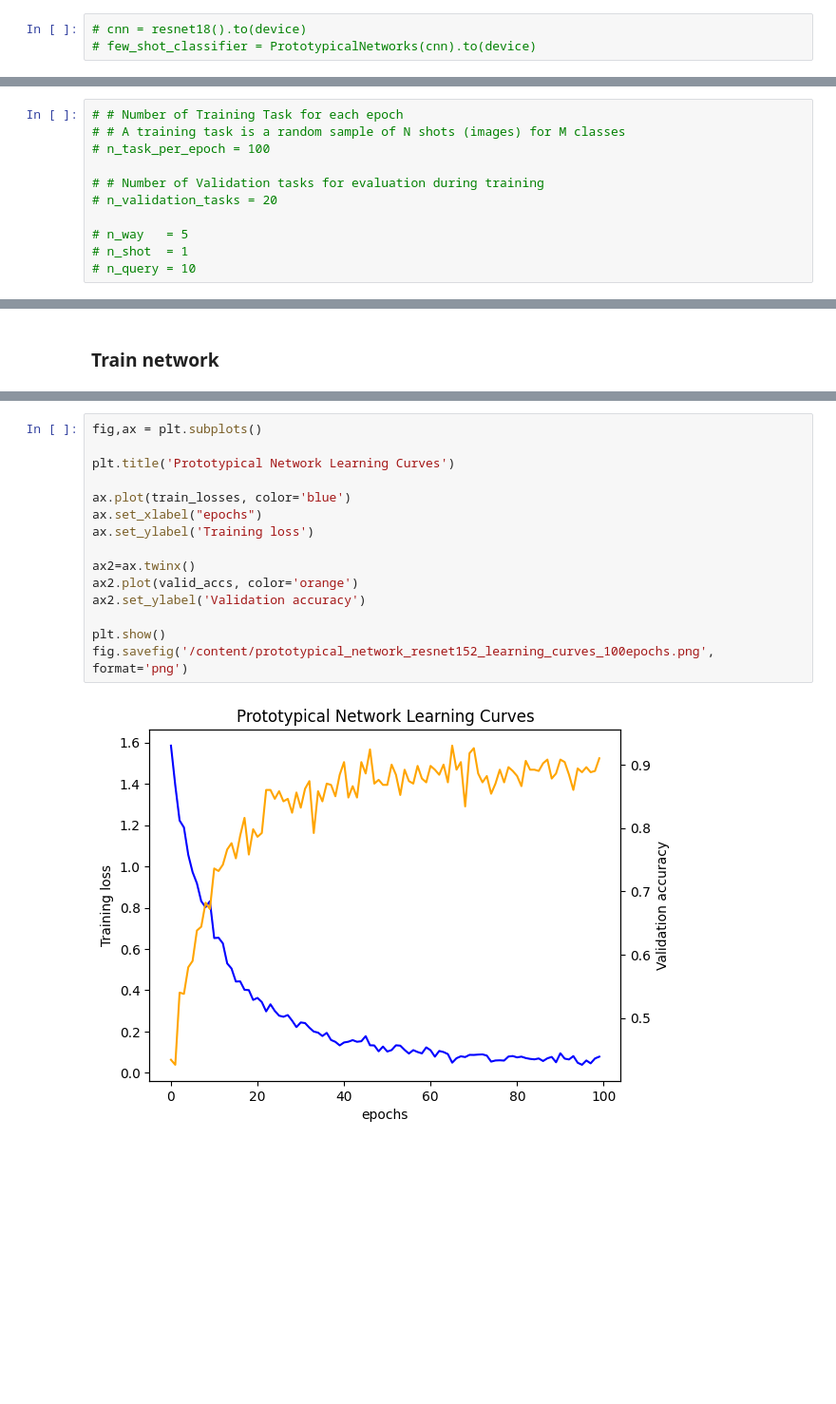
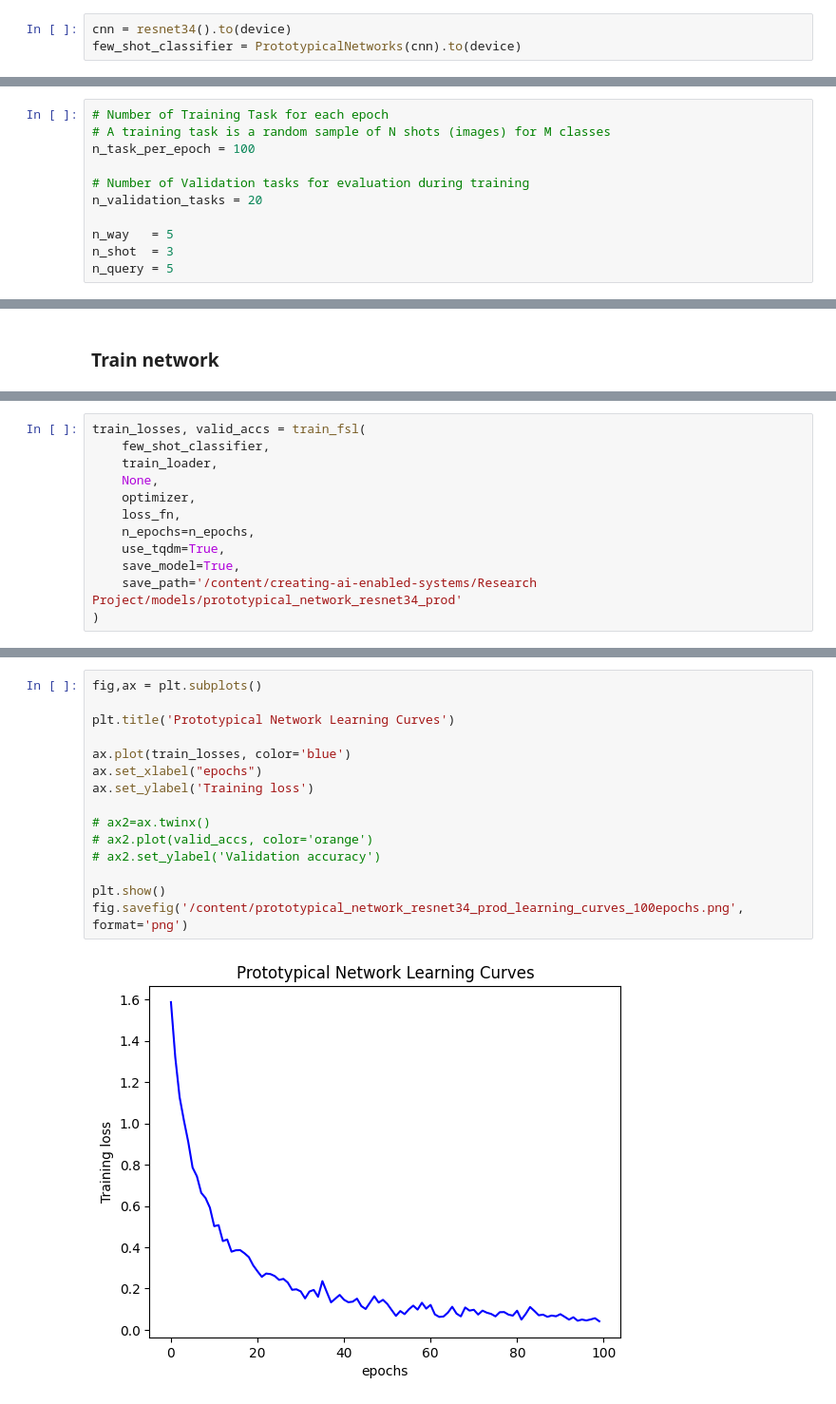
Before and after one commit to jwells52/creating-ai-enabled-systems, a Jupyter notebook: Research Project/notebooks/FSL_training.ipynb, the cells around one changed output, grey strips where cells are left out. Shown at 95% size. Drawn from its saved outputs; the diff is of its cells as text; blank space fills up the shorter version.

```diff
--- a/Research Project/notebooks/FSL_training.ipynb
+++ b/Research Project/notebooks/FSL_training.ipynb
@@ -118,8 +86,8 @@ Max # of samples for a class in validation set = 48
 # %% [markdown]
 ### Define few shot learning network
 # %%
-# cnn = resnet18().to(device)
-# few_shot_classifier = PrototypicalNetworks(cnn).to(device)
+cnn = resnet34().to(device)
+few_shot_classifier = PrototypicalNetworks(cnn).to(device)
 # %% [markdown]
 ### Set up training
 # %%
@@ -140,12 +99,12 @@ valid_set = HumpbackWhaleDataset(
 # %%
-# # Number of Training Task for each epoch
-# # A training task is a random sample of N shots (images) for M classes
-# n_task_per_epoch = 100
+# Number of Training Task for each epoch
+# A training task is a random sample of N shots (images) for M classes
+n_task_per_epoch = 100
 
-# # Number of Validation tasks for evaluation during training
-# n_validation_tasks = 20
+# Number of Validation tasks for evaluation during training
+n_validation_tasks = 20
 
-# n_way   = 5
-# n_shot  = 1
-# n_query = 10
+n_way   = 5
+n_shot  = 3
+n_query = 5
 # %%
@@ -283,0 +130,12 @@ fsl_plots(
+# %%
+train_losses, valid_accs = train_fsl(
+    few_shot_classifier,
+    train_loader,
+    None,
+    optimizer,
+    loss_fn,
+    n_epochs=n_epochs,
+    use_tqdm=True,
+    save_model=True,
+    save_path='/content/creating-ai-enabled-systems/Research Project/models/prototypical_network_resnet34_prod'
+)
@@ -284,17 +156,17 @@ fsl_plots(
 # %%
 fig,ax = plt.subplots()
 
 plt.title('Prototypical Network Learning Curves')
 
 ax.plot(train_losses, color='blue')
 ax.set_xlabel("epochs")
 ax.set_ylabel('Training loss')
 
-ax2=ax.twinx()
-ax2.plot(valid_accs, color='orange')
-ax2.set_ylabel('Validation accuracy')
+# ax2=ax.twinx()
+# ax2.plot(valid_accs, color='orange')
+# ax2.set_ylabel('Validation accuracy')
 
 plt.show()
-fig.savefig('/content/prototypical_network_resnet152_learning_curves_100epochs.png', format='png')
+fig.savefig('/content/prototypical_network_resnet34_prod_learning_curves_100epochs.png', format='png')
 # %% [output]
-[figure, old version]
+[figure, new version]
```
Also changed, not shown: parts of 26 cells of this notebook.
